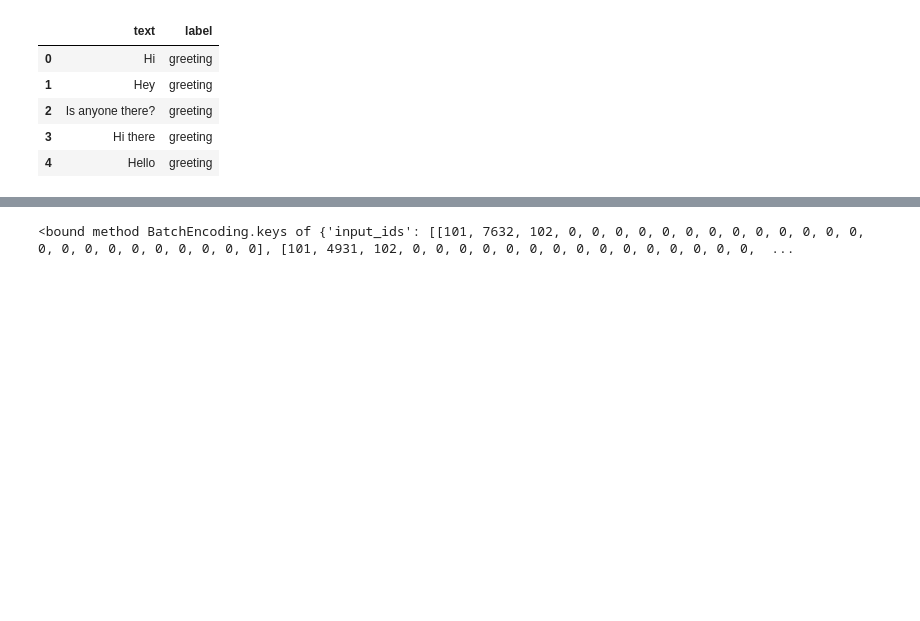
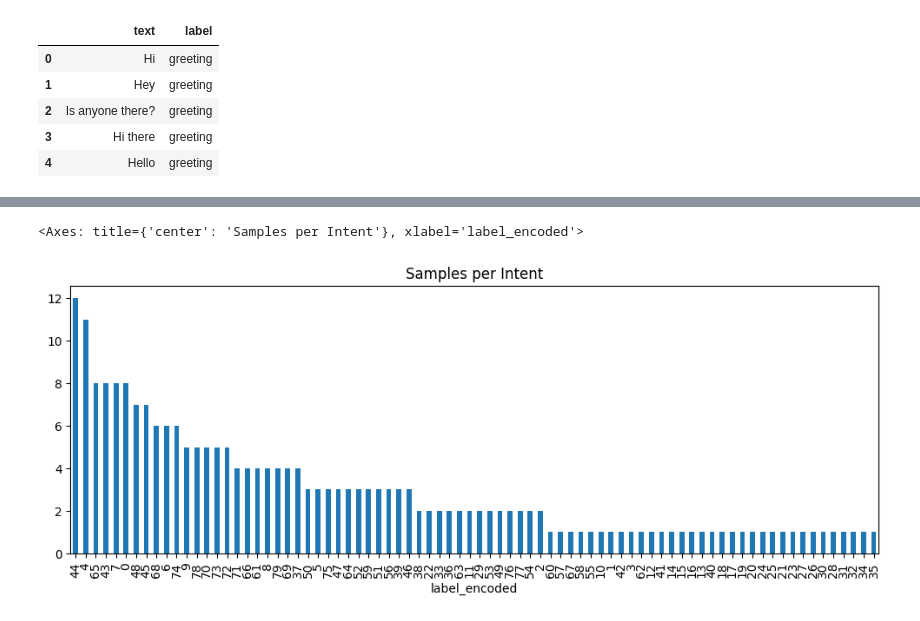
Before and after one commit to Mmariam2001/Mental-Health-Assistant-using-BERT, a Jupyter notebook: Task_Assistant.ipynb, the cells around one changed output, grey strips where cells are left out. Cells and saved outputs as stored; diff of their text form; code cells hidden in the pictures; blank space fills up the shorter version.

```diff
--- a/Task_Assistant.ipynb
+++ b/Task_Assistant.ipynb
@@ -86,19 +88 @@ gcsfs 2025.3.2 requires fsspec==2025.3.2, but you have fsspec 2024.12.0 which is
 Successfully installed datasets-3.5.0 dill-0.3.8 fsspec-2024.12.0 multiprocess-0.70.16 xxhash-3.5.0
-# %%
-from sklearn.preprocessing import LabelEncoder
-from transformers import DistilBertTokenizerFast
-
-# Encode labels to integers
-le = LabelEncoder()
-train_df['label_encoded'] = le.fit_transform(train_df['label'])
-
-# Tokenizer #uncased → the model doesn’t care about upper/lowercase.
-tokenizer = DistilBertTokenizerFast.from_pretrained('distilbert-base-uncased')
-
-# Tokenize the text
-encodings = tokenizer(list(train_df['text']), truncation=True, padding=True)
-#truncation=True → cuts long sentences to fit the model’s max length (usually 512 tokens)
-#padding=True → adds [PAD] tokens so all sequences have the same length
-print(encodings.keys)
-# %% [output]
-<bound method BatchEncoding.keys of {'input_ids': [[101, 7632, 102, 0, 0, 0, 0, 0, 0, 0, 0, 0, 0, 0, 0, 0, 0, 0, 0, 0, 0, 0, 0, 0, 0, 0], [101, 4931, 102, 0, 0, 0, 0, 0, 0, 0, 0, 0, 0, 0, 0, 0, 0, 0,  ...
@@ -104,0 +96,6 @@ print(encodings.keys)
+# %%
+#To See How Many Samples per Intent
+train_df['label_encoded'].value_counts().plot(kind='bar', figsize=(12,4), title='Samples per Intent')
+# %% [output]
+<Axes: title={'center': 'Samples per Intent'}, xlabel='label_encoded'>
+[figure, added]
```
Also changed, not shown: parts of 22 cells of this notebook.
